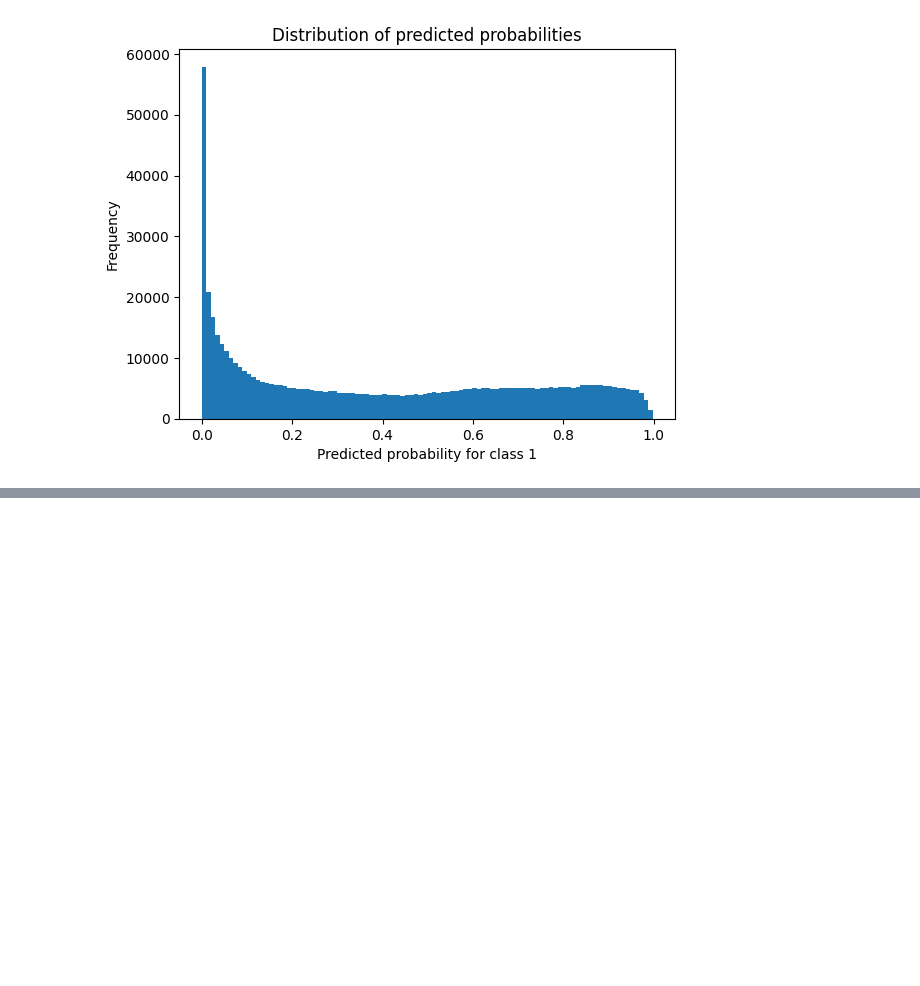
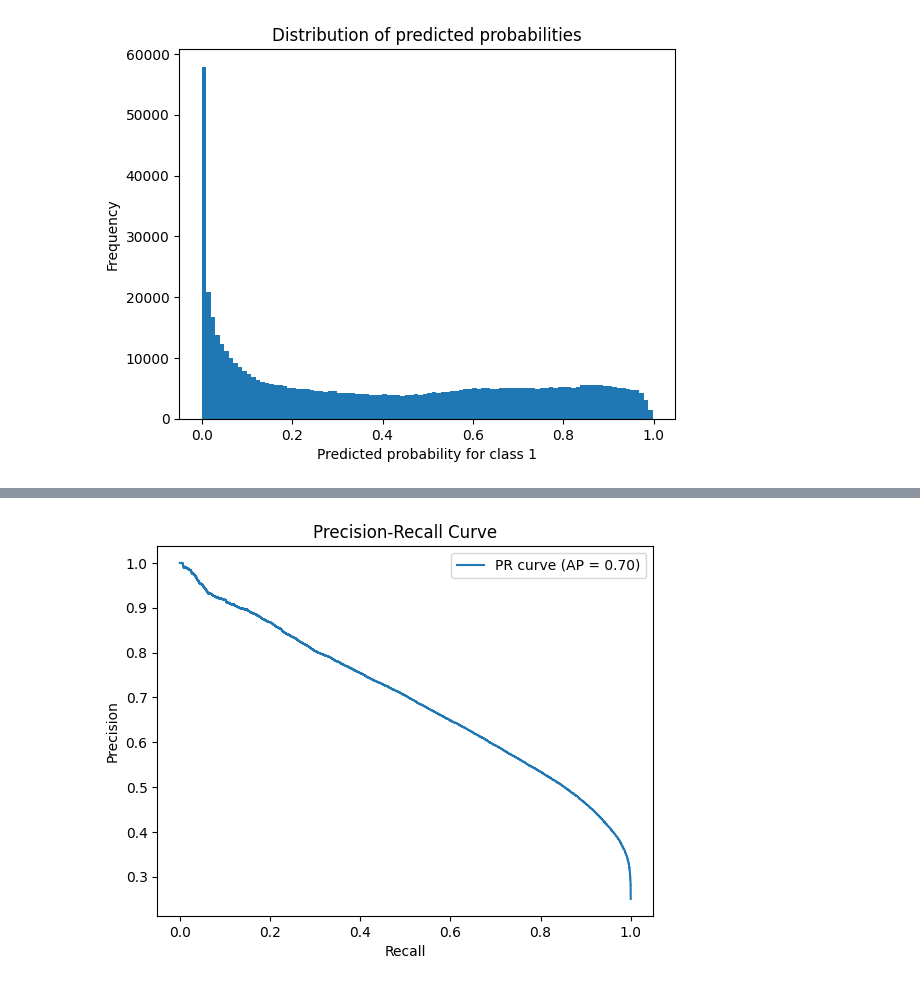
Before and after one commit to hieuDV-IT1-HUST/WeatherForecastML-DM, a Jupyter notebook: notebooks/models/LGBMClassifier.ipynb, the cells around one changed output, grey strips where cells are left out. Drawn from its saved outputs; the diff is of its cells as text; code cells hidden in the pictures; blank space fills up the shorter version.

Commit message:
visualization

```diff
--- a/notebooks/models/LGBMClassifier.ipynb
+++ b/notebooks/models/LGBMClassifier.ipynb
@@ -275,3 +285,20 @@ Cross-Validation Scores:
 4               4  1.320416
 5               5  1.237504
 11             11  1.094703
+# %%
+# ✔ Hữu ích hơn ROC khi dữ liệu mất cân bằng (class 1 rất ít).
+
+# Thể hiện rõ sự đánh đổi giữa Precision và Recall ở từng ngưỡng.
+
+precision, recall, thresholds = precision_recall_curve(y_test_binary, y_pred_proba_lgbmc)
+ap_score = average_precision_score(y_test_binary, y_pred_proba_lgbmc)
+
+plt.figure()
+plt.plot(recall, precision, label=f"PR curve (AP = {ap_score:.2f})")
+plt.xlabel("Recall")
+plt.ylabel("Precision")
+plt.title("Precision-Recall Curve")
+plt.legend()
+plt.show()
+# %% [output]
+[figure, added]
```
Also changed, not shown: parts of 8 cells of this notebook, 13 other files.
